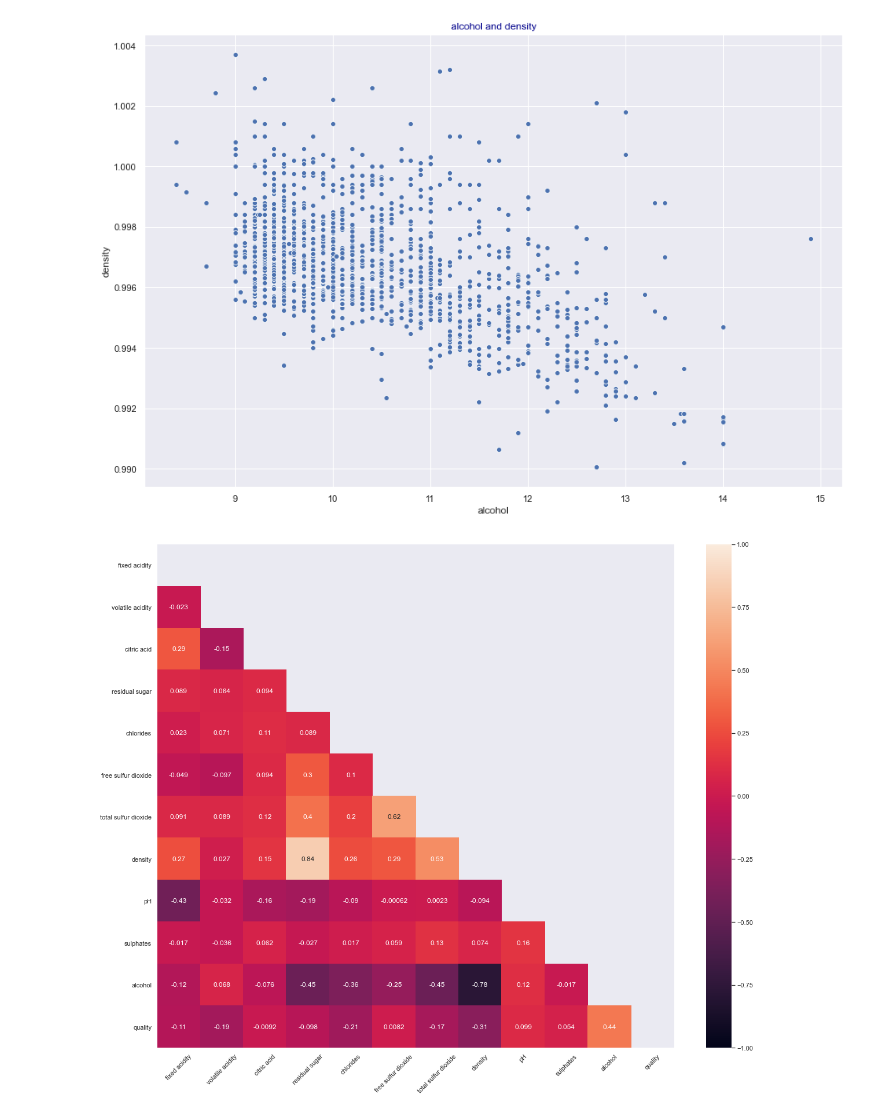
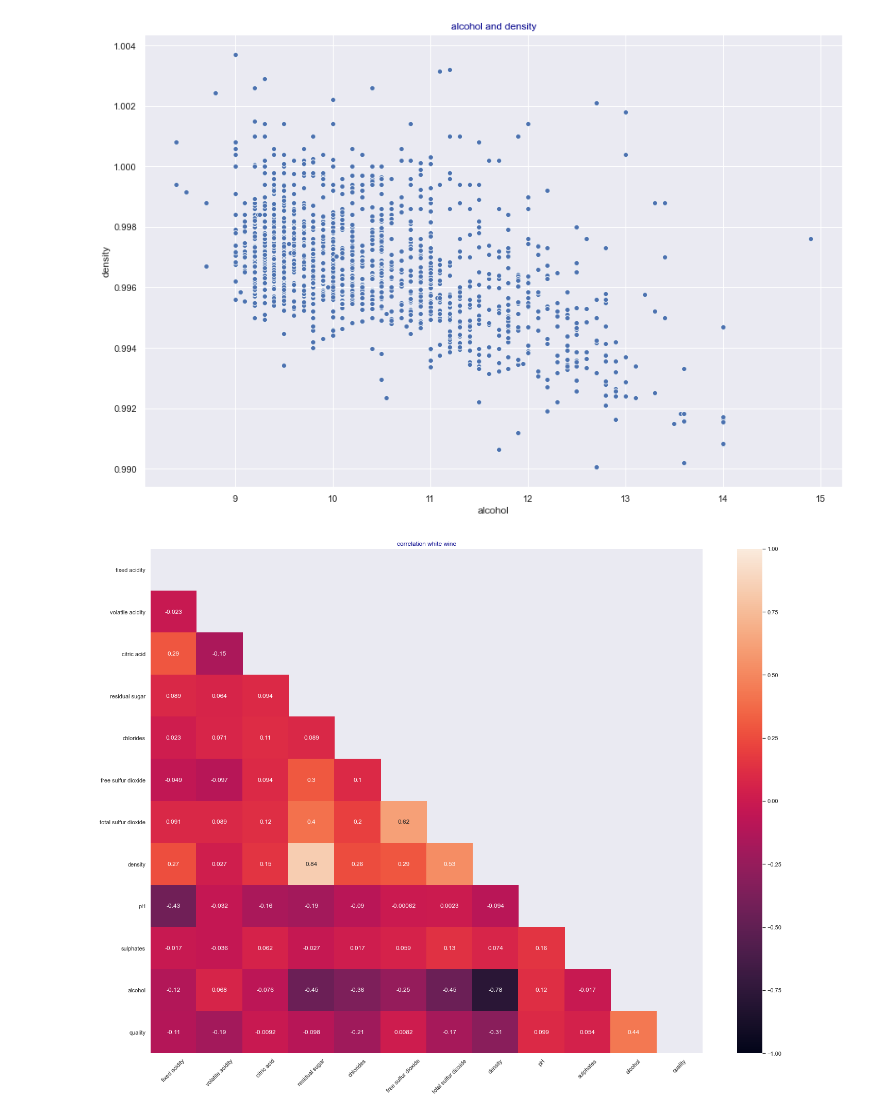
Before and after one commit to satomi26/Project-2, a Jupyter notebook: all_wine.ipynb, the cells around one changed output. Drawn from its saved outputs; the diff is of its cells as text; code cells hidden in the pictures.

```diff
--- a/all_wine.ipynb
+++ b/all_wine.ipynb
@@ -508,14 +491,14 @@ plt.show()
 # %%
 # White wine correlation
 
-plt.figure(figsize= (20,16))
+plt.figure(figsize= (24,18))
 mask = np.triu(np.ones_like(df_white.corr(), dtype=np.bool))
 sns.heatmap(df_white.corr(), vmin=-1, vmax = 1, mask = mask, annot=True)
 plt.xticks(rotation=45)
-
+plt.title("correlation white wine")
 plt.show()
 # %% [output]
-[figure, old version]
+[figure, new version]
 # %%
 # red wine correlation
 
```
Also changed, not shown: parts of 14 cells of this notebook.
